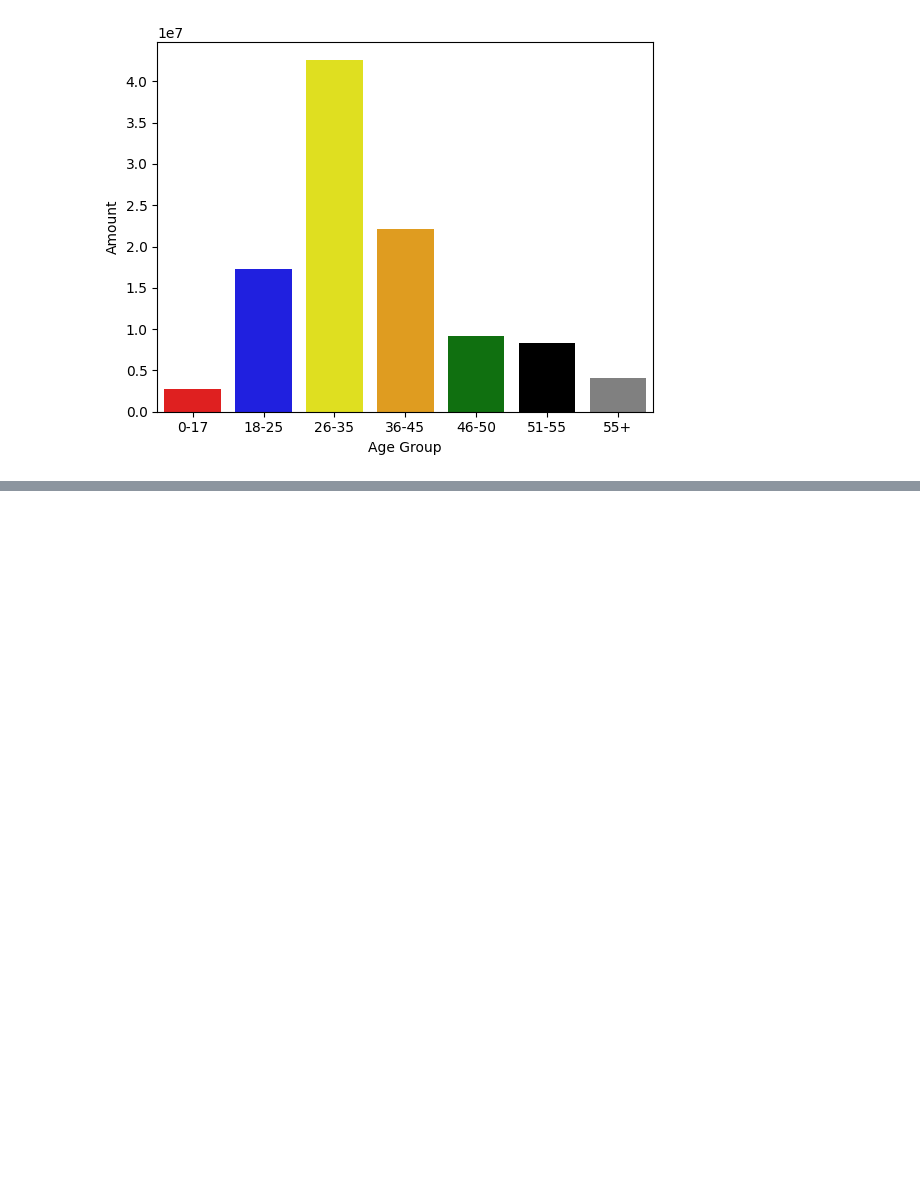
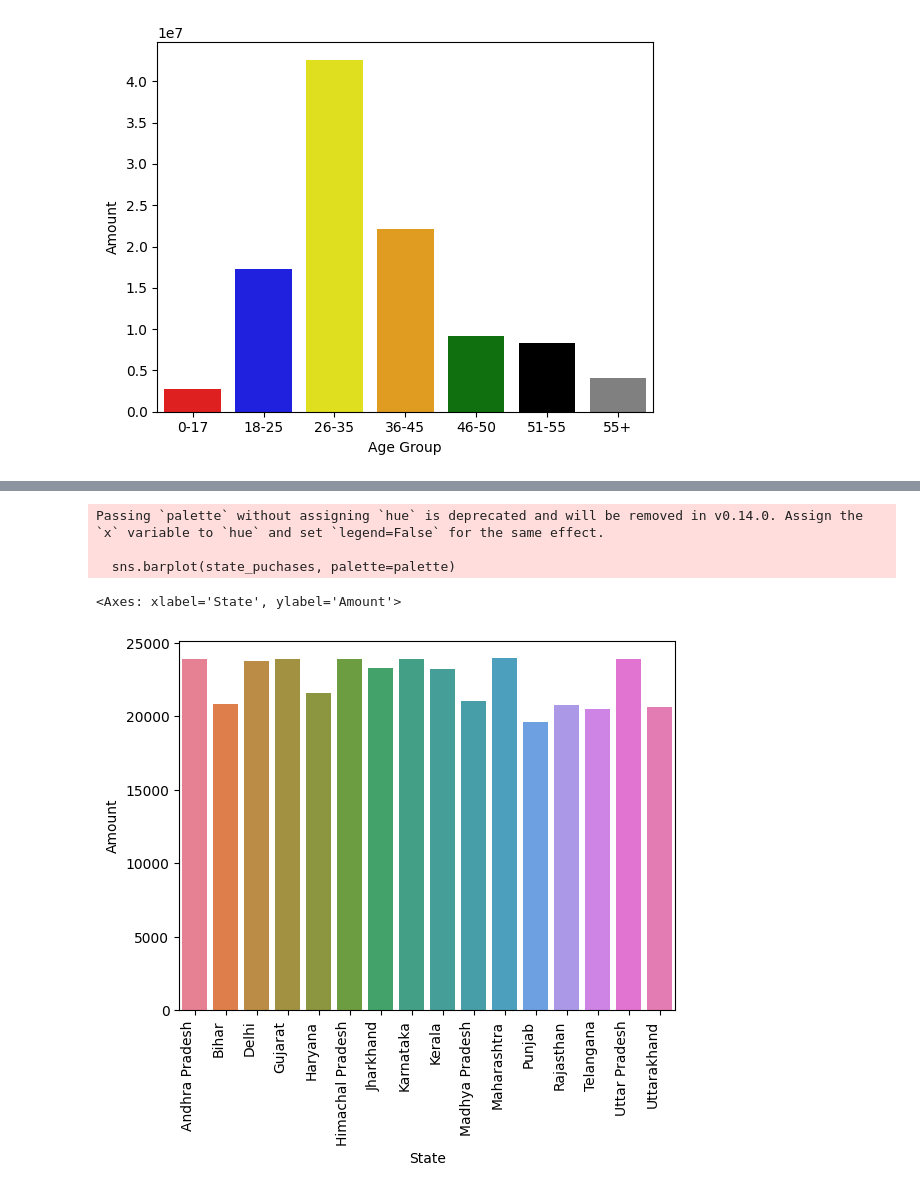
Before and after one commit to Himmu5/data-analysis, a Jupyter notebook: notebooks/diwali_sales_analysis.ipynb, the cells around one changed output, grey strips where cells are left out. Cells and saved outputs as stored; diff of their text form; code cells hidden in the pictures; blank space fills up the shorter version.

```diff
--- a/notebooks/diwali_sales_analysis.ipynb
+++ b/notebooks/diwali_sales_analysis.ipynb
@@ -79,0 +177,13 @@ Passing `palette` without assigning `hue` is deprecated and will be removed in v
+# %%
+state_puchases = diwali_data.groupby("State").aggregate("Amount").max()
+# %%
+unique_bars = len(state_puchases)
+palette = sns.color_palette("husl", unique_bars)
+plt.xticks(rotation=90, ha='right')
+sns.barplot(state_puchases, palette=palette)
+# %% [output]
+Passing `palette` without assigning `hue` is deprecated and will be removed in v0.14.0. Assign the `x` variable to `hue` and set `legend=False` for the same effect.
+
+  sns.barplot(state_puchases, palette=palette)
+<Axes: xlabel='State', ylabel='Amount'>
+[figure, added]
```
Also changed, not shown: parts of 26 cells of this notebook.
